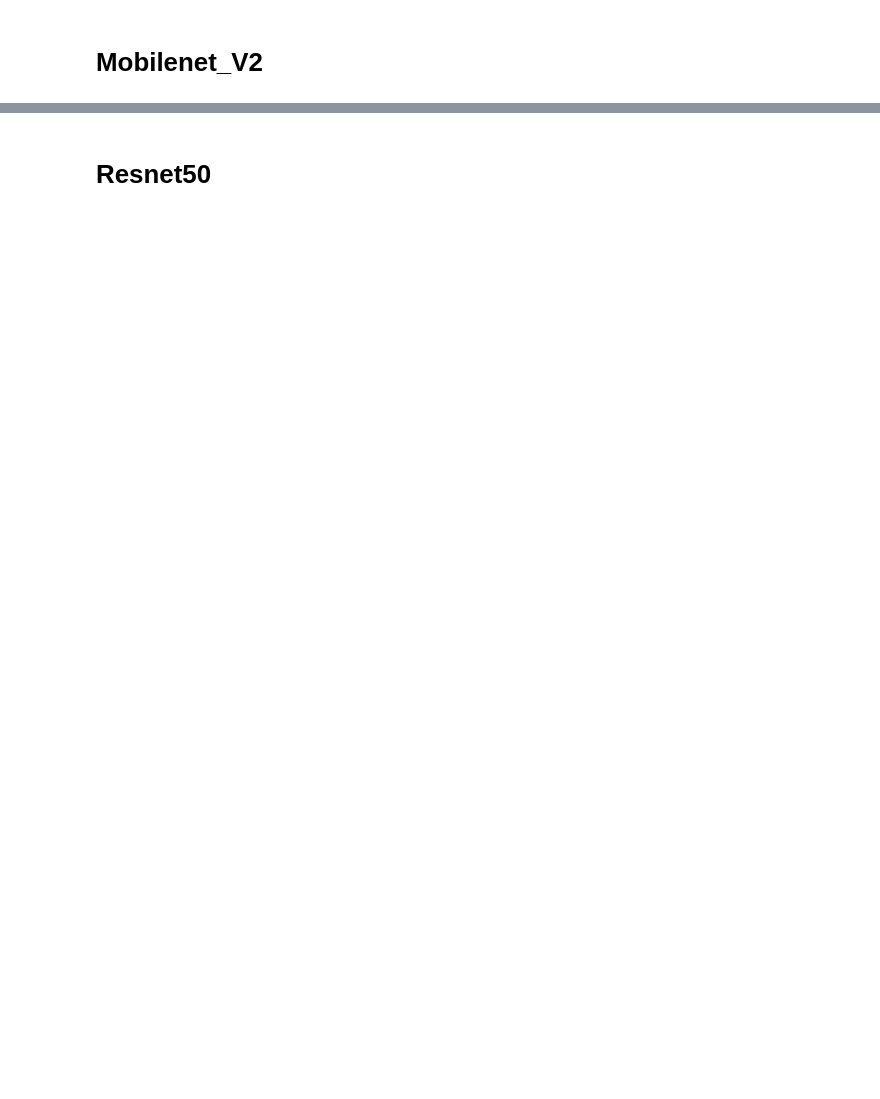
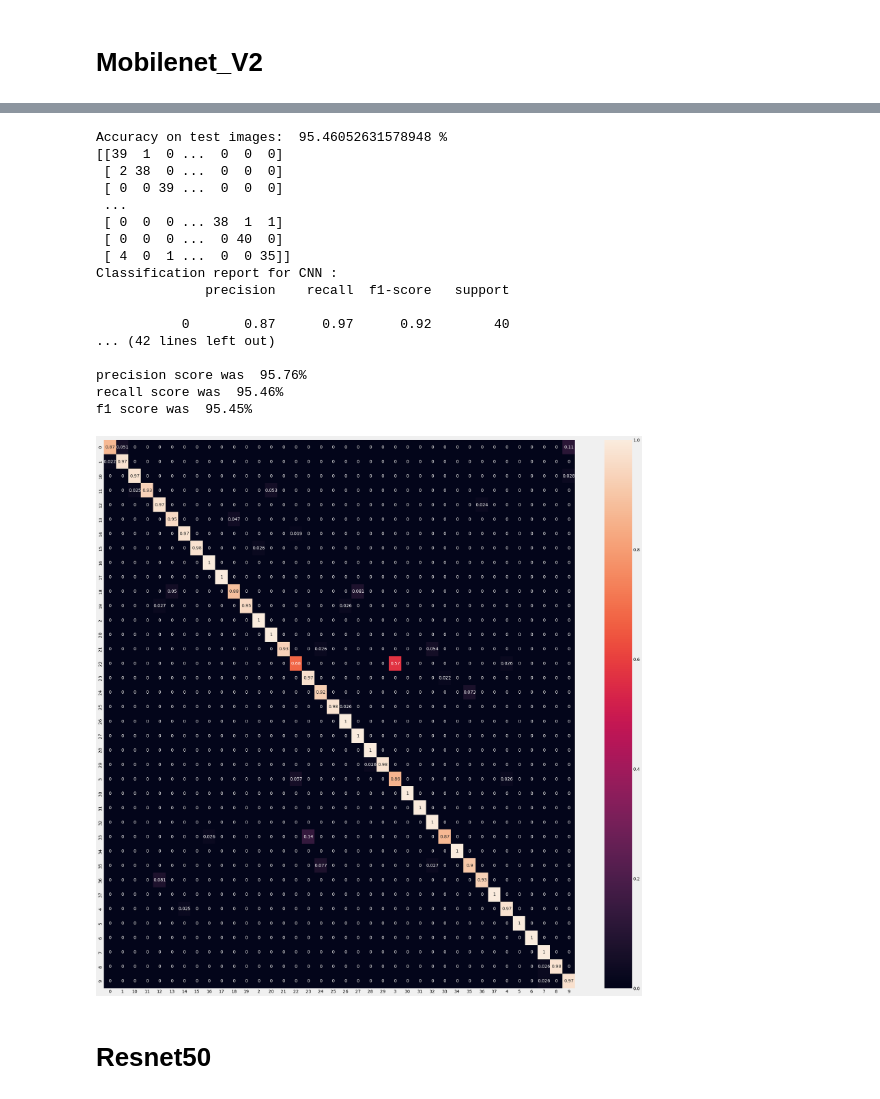
Before and after one commit to Geek-a-Byte/Bengali-sign-language-recognition, a Jupyter notebook: Bengali_Sign_Language_Recognition_Using_DL.ipynb, the cells around one changed output, grey strips where cells are left out. Cells and saved outputs as stored; diff of their text form; code cells hidden in the pictures; blank space fills up the shorter version.

```diff
--- a/Bengali_Sign_Language_Recognition_Using_DL.ipynb
+++ b/Bengali_Sign_Language_Recognition_Using_DL.ipynb
@@ -1115,3 +899,25 @@ f1 score was  95.52%
+# %%
+predictions_list, labels_list = measure_test_acc(model_mobilenetv2)
+print_classification_report('model_mobilenetv2', predictions_list, labels_list)
+# %% [output]
+Accuracy on test images:  95.46052631578948 %
+[[39  1  0 ...  0  0  0]
+ [ 2 38  0 ...  0  0  0]
+ [ 0  0 39 ...  0  0  0]
+ ...
+ [ 0  0  0 ... 38  1  1]
+ [ 0  0  0 ...  0 40  0]
+ [ 4  0  1 ...  0  0 35]]
+Classification report for CNN :
+              precision    recall  f1-score   support
+
+           0       0.87      0.97      0.92        40
+... (42 lines left out)
+
+precision score was  95.76%
+recall score was  95.46%
+f1 score was  95.45%
+[figure, added]
 # %% [markdown]
 # Resnet50
 # %%
```
Also changed, not shown: parts of 70 cells of this notebook.
